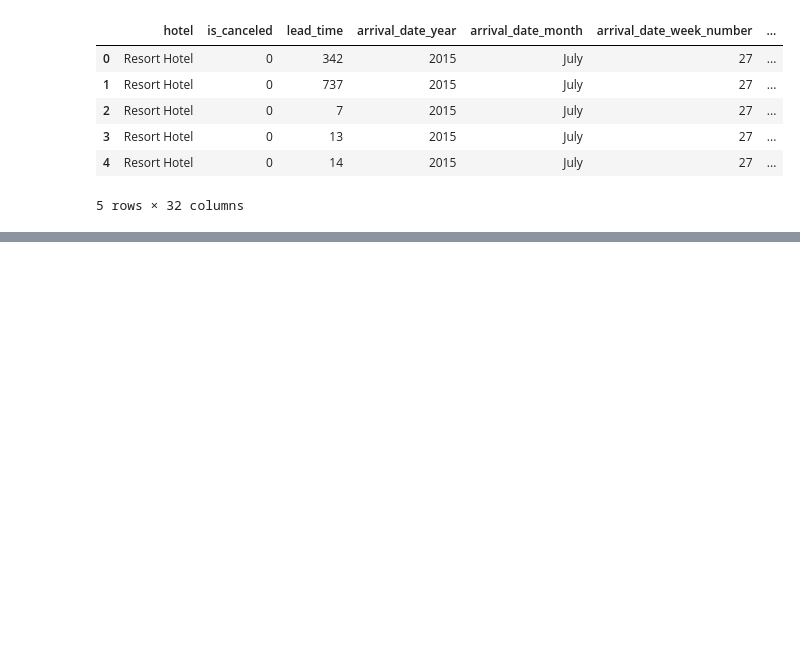
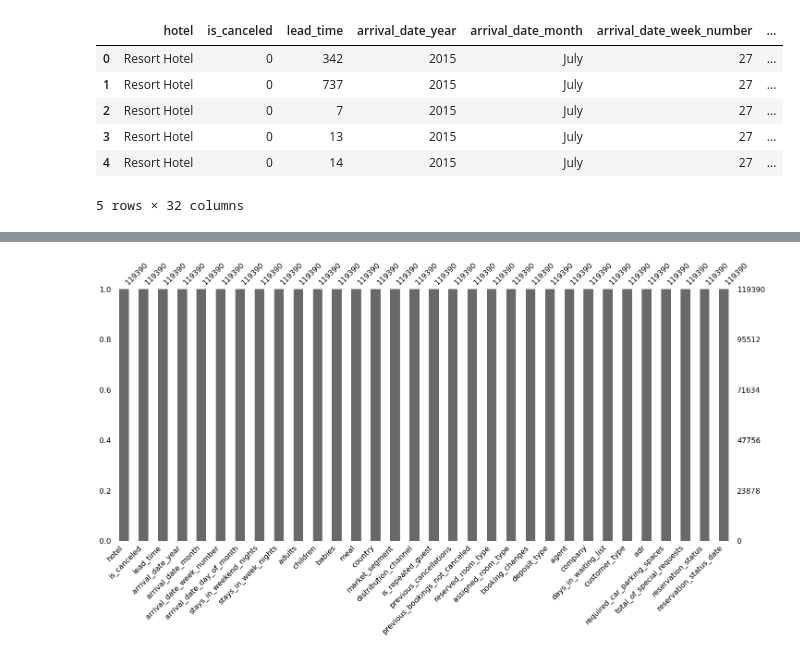
Before and after one commit to abdallahakrab/Hotel-Booking-Analysis, a Jupyter notebook: Classification.ipynb, the cells around one changed output, grey strips where cells are left out. Cells and saved outputs as stored; diff of their text form; code cells hidden in the pictures; blank space fills up the shorter version.

```diff
--- a/Classification.ipynb
+++ b/Classification.ipynb
@@ -19,0 +72,2 @@ df.head()
+# %%
+df.fillna(0, inplace = True)
@@ -19,0 +95,5 @@ df.head()
+# %%
+msno.bar(df)
+plt.show()
+# %% [output]
+[figure, added]
```
Also changed, not shown: parts of 42 cells of this notebook.
